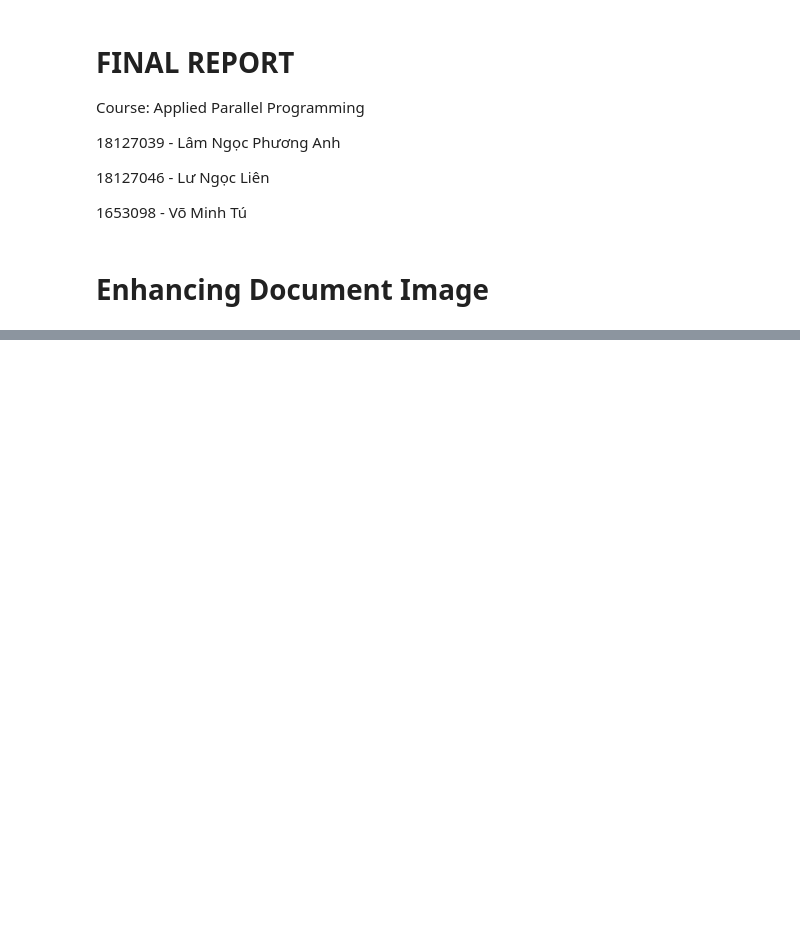
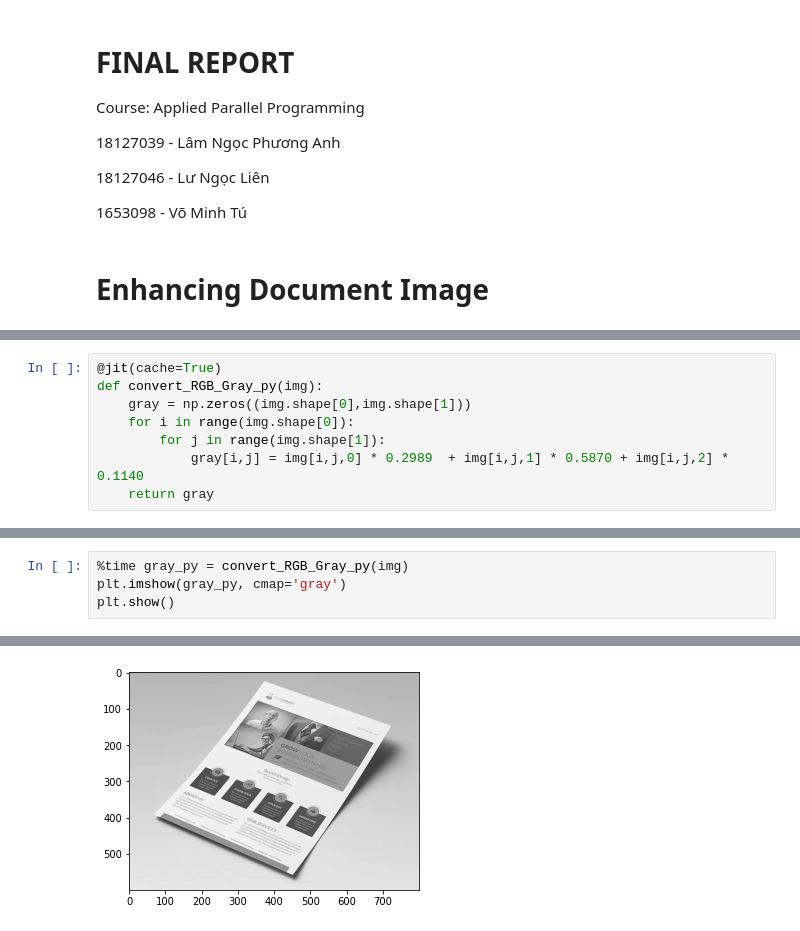
Before and after one commit to lnpanh/CSC14116, a Jupyter notebook: Report.ipynb, the cells around one changed output, grey strips where cells are left out. Cells and saved outputs as stored; diff of their text form; blank space fills up the shorter version.

```diff
--- a/Report.ipynb
+++ b/Report.ipynb
@@ -102,0 +128,8 @@ Một vài ứng dụng sử dụng bài toán này là:
+# %%
+@jit(cache=True)
+def convert_RGB_Gray_py(img):
+    gray = np.zeros((img.shape[0],img.shape[1]))
+    for i in range(img.shape[0]):
+        for j in range(img.shape[1]):
+            gray[i,j] = img[i,j,0] * 0.2989  + img[i,j,1] * 0.5870 + img[i,j,2] * 0.1140
+    return gray
@@ -102,0 +141,5 @@ Một vài ứng dụng sử dụng bài toán này là:
+# %%
+%time gray_py = convert_RGB_Gray_py(img)
+plt.imshow(gray_py, cmap='gray')
+plt.show()
+# %% [output]
@@ -102,0 +148 @@ Một vài ứng dụng sử dụng bài toán này là:
+[figure, added]
```
Also changed, not shown: parts of 74 cells of this notebook.
